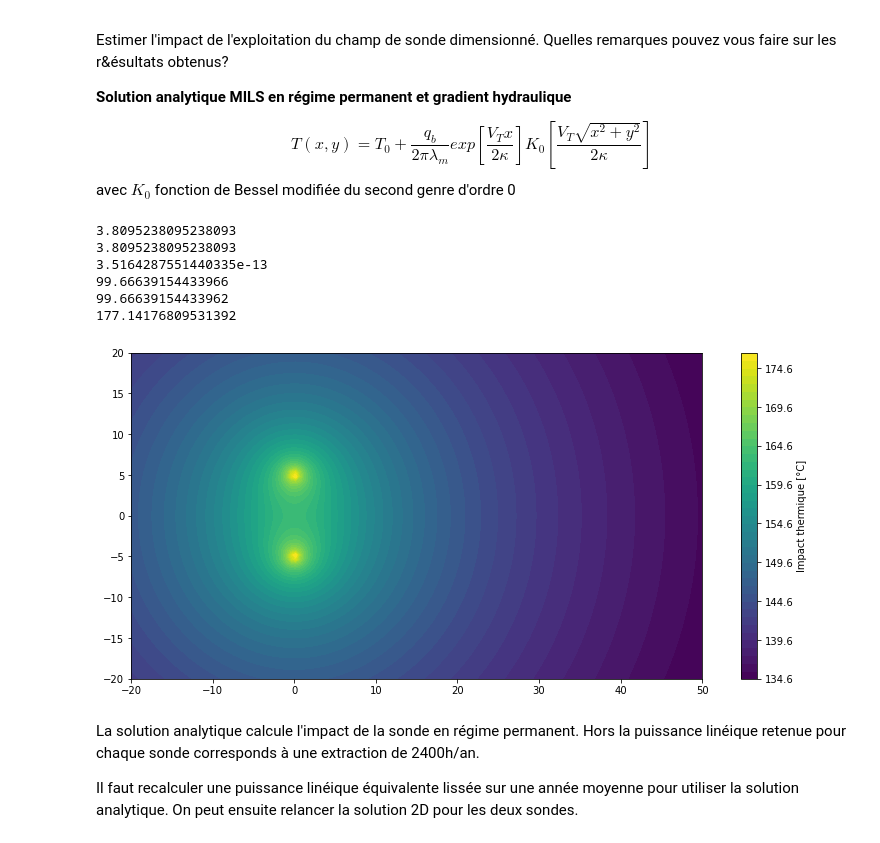
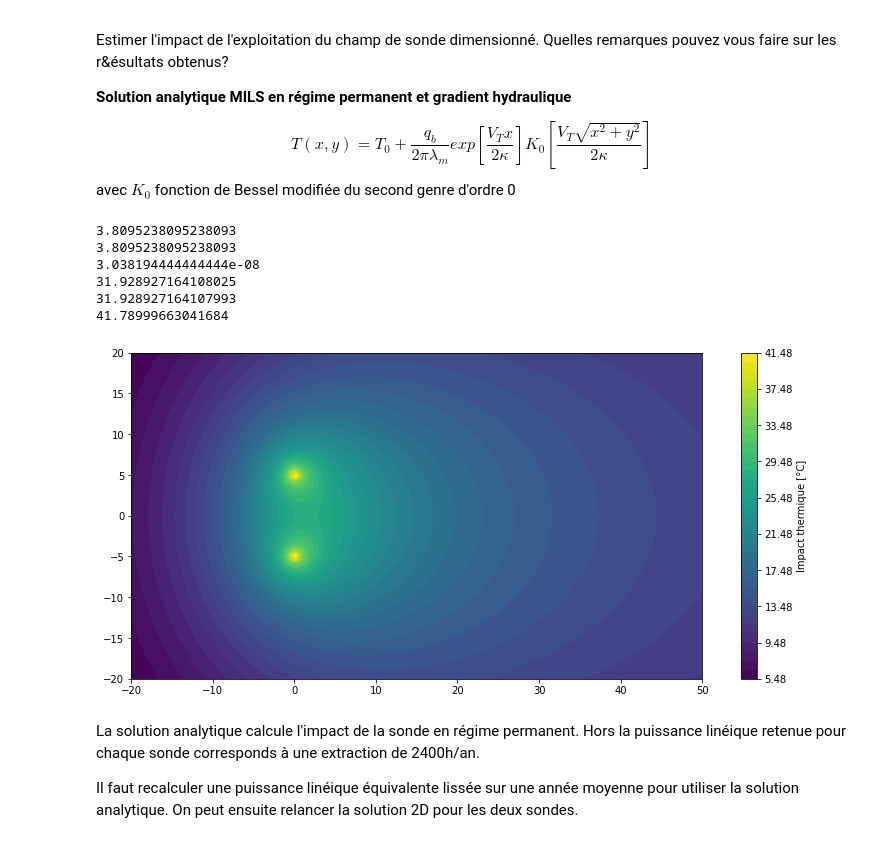
Before and after one commit to larroque852/NB_ENS3_geothermie, a Jupyter notebook: ENS3_GEOTH_EXO.ipynb, the cells around one changed output. Saved outputs shown, nothing was run; the diff lists cells and outputs as text; code cells hidden in the pictures.

```diff
--- a/ENS3_GEOTH_EXO.ipynb
+++ b/ENS3_GEOTH_EXO.ipynb
@@ -317,0 +343,32 @@ plt.gca().invert_yaxis()
+# %%
+# avec un flux géothermique en plus
+thetaG = 14.7 #temperature du sol hors influence surface [C]
+lbd = 2.6 #conductivite thermique [W/m/C] attention W --> J/s
+Svc = 2.3e6 #capacite thermique volumetrique [J/K/m3]
+kappa = (lbd/Svc)*24*3600 #diffusivite thermique [m2/j]
+
+z = np.linspace(0, 100, 100)
+
+# DT gradiant géothermique
+phi = 80e-3 #flux geothermique W/m2
+z1 = np.arange(0, 71, 1)
+delta_geo = phi * (z)/lbd
+
+
+
+
+styles = ['-', '--', '-.', ':']
+curves = [91.25,182.5,273.75,365]
+qz = []
+for i in curves:
+   qz.append(theta_sol(kappa,A,t0,thetaG,z,i)+delta_geo);
+
+plt.subplots(figsize=(4, 7))
+for i in range(len(qz)):
+   plt.plot(qz[i], z, styles[i],color='slategrey', label='temps ' + str(curves[i]) + ' j')
+#    plt.plot(qz[i], z, styles[i],color='slategrey', label='temps ' + str(curve[i]) + ' j')
+   plt.gca().set(title='Profil température saisonnier', ylabel='Profondeur (m)', xlabel='Température (C)')
+#plt.legend()
+plt.gca().invert_yaxis()
+
+plt.savefig('foo.png')
@@ -520,44 +591,44 @@ omega = 0.15 # porosite efficace
 
 ro = 0.01 # borehole radius [m]
 z = 20 # vertical coordinate [m]
-H = 60 # borehole length [m]
+H = 150 # borehole length [m]
 lm = 1.6 # bulk thermal conductivity [W/m/K]
 Cm = 2.4e6 #volumetric heat capacity of the porous medium [J/m3/K]
 Cw = 4.2e6 #
 Rt = Cm  / (Cw * omega)
-vT = (vhyd/86400) / Rt #heat transport velocity [m/s]
+vT = (vhyd) / Rt #heat transport velocity [m/s]
 t = 1e10 #simulation time [s]
 QL = 60 # heat flow rate per unit length of borehole [W/m]
 ax = 0 #longitudinal thermal dispersivity
 ay = 0 # transverse thermal dispersivity
 
 #MILS_alph_ss(x,y,X0,Y0,ro,z,H,lm,Cm,vT,t,QL,ax,ay)
 sonde1 = MILS_alph_ss(xi,yi,X1,Y1,ro,z,H,lm,Cm,vT,t,QL,ax,ay)
 sonde2 = MILS_alph_ss(xi,yi,X2,Y2,ro,z,H,lm,Cm,vT,t,QL,ax,ay)
 impact = sonde1 + sonde2
 fig, axs = plt.subplots(1,1, figsize=(14,6))
 cf = plt.contourf(xi,yi,impact,np.arange(impact.min(),impact.max(),1))
 #plt.contourf(xi,yi,impact, np.arange(0,impact.max(),2), cmap ="jet")
 #plt.contourf(xi,yi,impact, np.arange(0,100,2), cmap ="jet")
 
 axs.set_aspect('equal')
 fig.colorbar(cf, label = "Impact thermique [°C]")
 plt.plot
 
 print(Rt)
 print(Cm  / Cw / omega)
 print(vT)
 print(sonde1.max())
 print(sonde2.max())
 print(impact.max())
 # %% [output]
 3.8095238095238093
 3.8095238095238093
-3.5164287551440335e-13
-99.66639154433966
-99.66639154433962
-177.14176809531392
+3.038194444444444e-08
+31.928927164108025
+31.928927164107993
+41.78999663041684
-[figure, old version]
+[figure, new version]
 # %% [markdown]
 La solution analytique calcule l'impact de la sonde en régime permanent. Hors la puissance linéique retenue pour chaque sonde corresponds à une extraction de 2400h/an.
 
```
Also changed, not shown: parts of 20 cells of this notebook, 1 other file.
